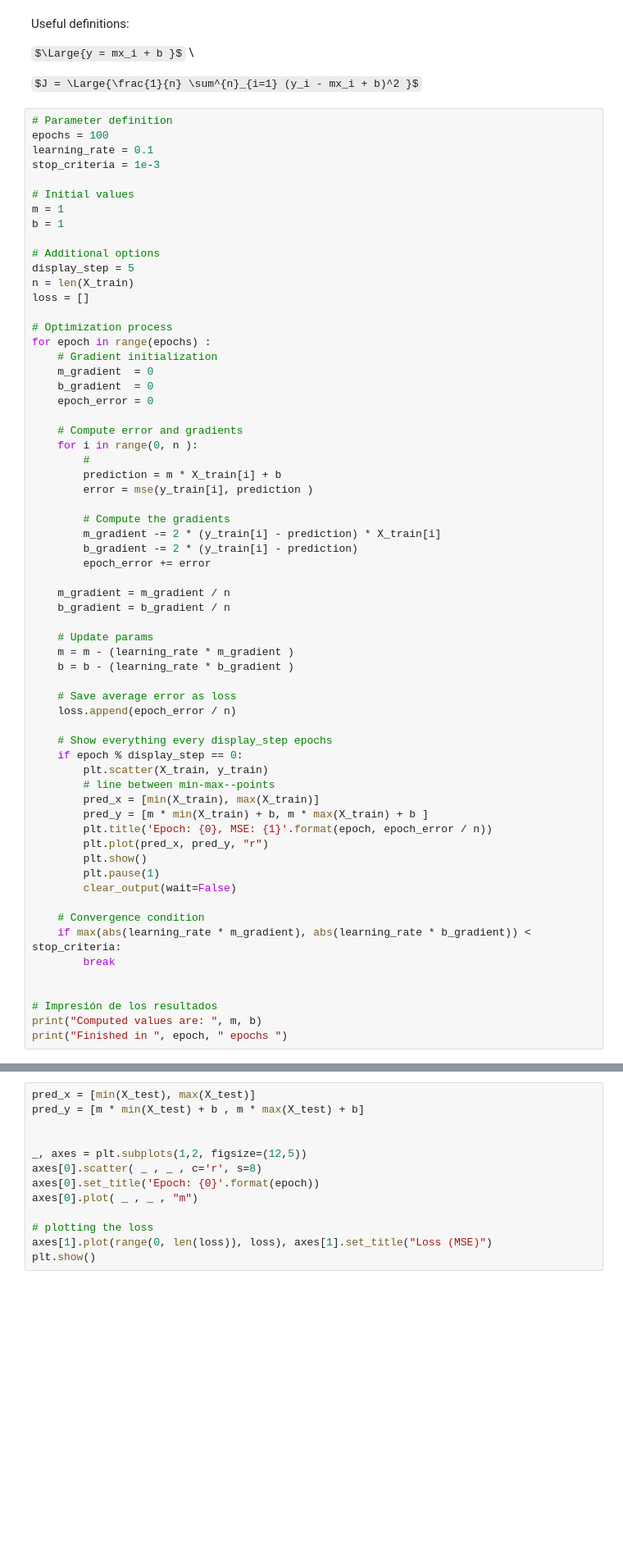
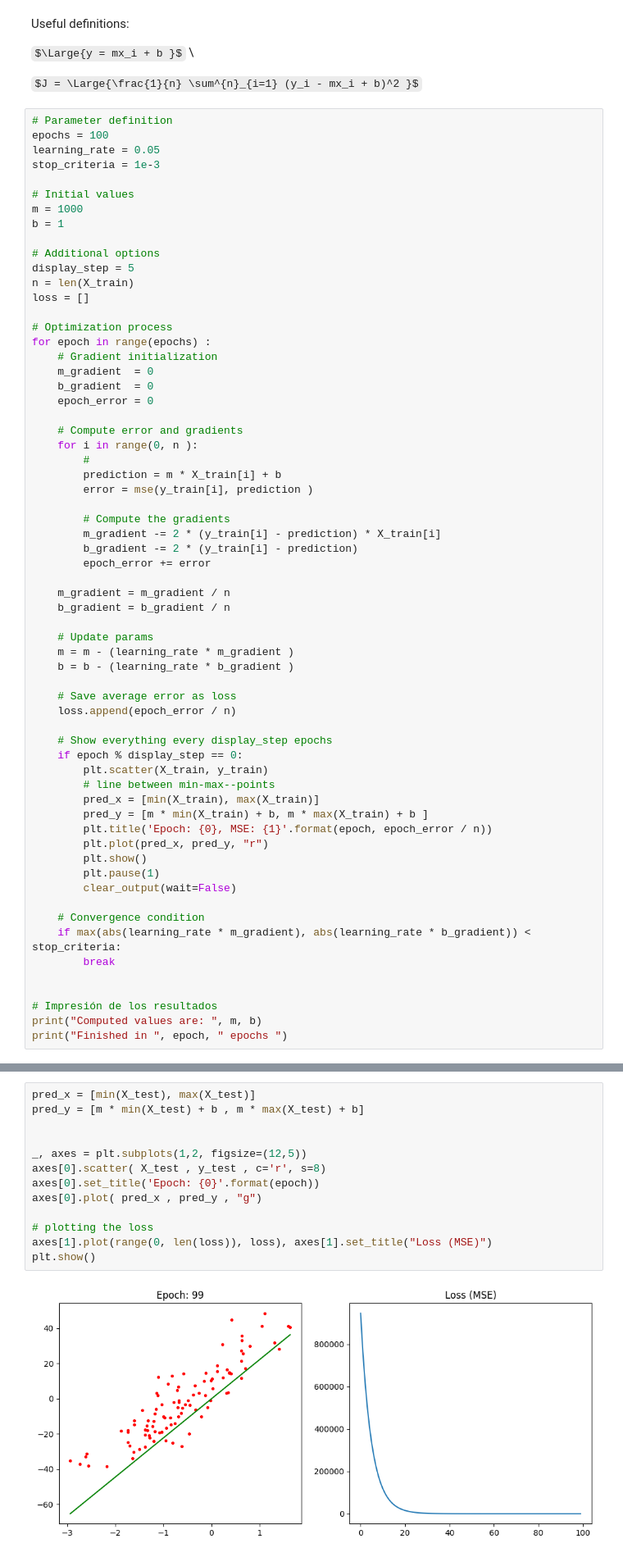
Before and after one commit to andresdev99/machine_learning, a Jupyter notebook: Sem_09/gradient_descent.ipynb, the cells around one changed output, grey strips where cells are left out. Shown: that part at 82% size. Saved outputs shown, nothing was run; the diff lists cells and outputs as text; some formulas as TeX source; blank space fills up the shorter version.

```diff
--- a/Sem_09/gradient_descent.ipynb
+++ b/Sem_09/gradient_descent.ipynb
@@ -32,11 +32,11 @@ $J = \Large{\frac{1}{n} \sum^{n}_{i=1} (y_i - mx_i + b)^2 }$
 # %%
 # Parameter definition
 epochs = 100
-learning_rate = 0.1
+learning_rate = 0.05
 stop_criteria = 1e-3
 
 # Initial values
-m = 1
+m = 1000
 b = 1
 
 # Additional options
@@ -98,16 +98,18 @@ Finished in  40  epochs
 # %%
 pred_x = [min(X_test), max(X_test)]
 pred_y = [m * min(X_test) + b , m * max(X_test) + b]
 
 
 _, axes = plt.subplots(1,2, figsize=(12,5))
-axes[0].scatter( _ , _ , c='r', s=8)
+axes[0].scatter( X_test , y_test , c='r', s=8)
 axes[0].set_title('Epoch: {0}'.format(epoch))
-axes[0].plot( _ , _ , "m")
+axes[0].plot( pred_x , pred_y , "g")
 
 # plotting the loss
 axes[1].plot(range(0, len(loss)), loss), axes[1].set_title("Loss (MSE)")
 plt.show()
+# %% [output]
+[figure, added]
 # %% [markdown]
 ## Putting everything together
 # %%
```
Also changed, not shown: parts of 4 cells of this notebook.
